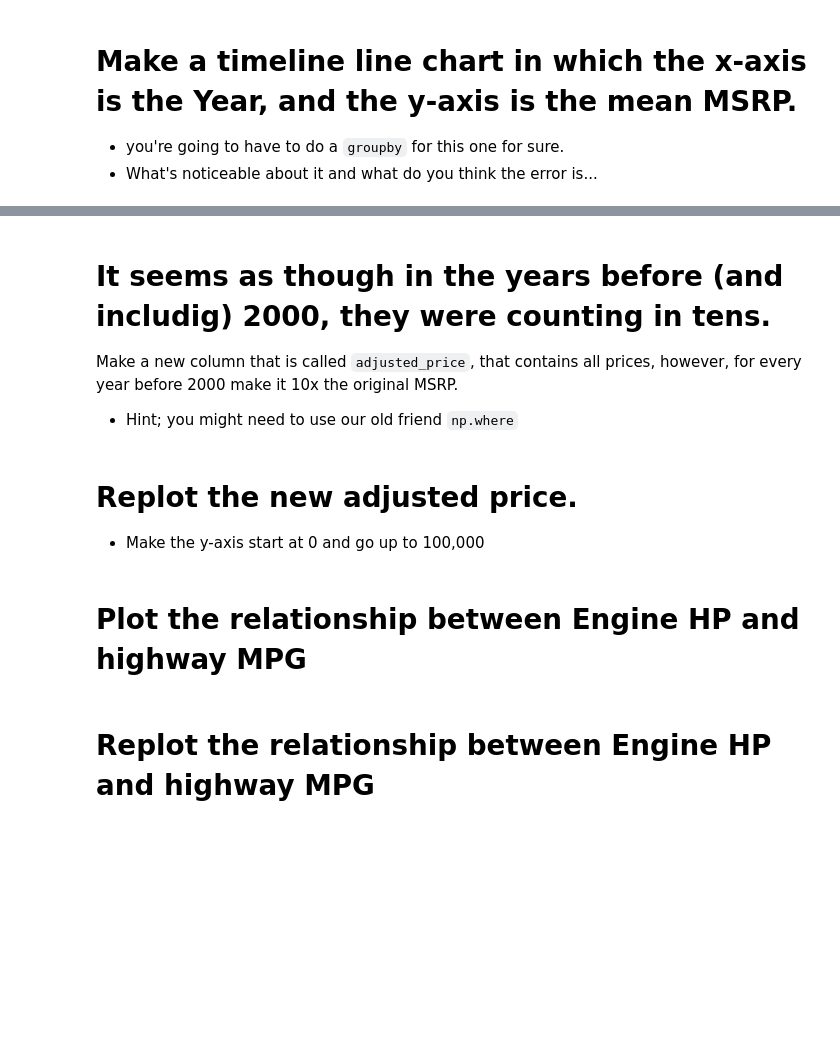
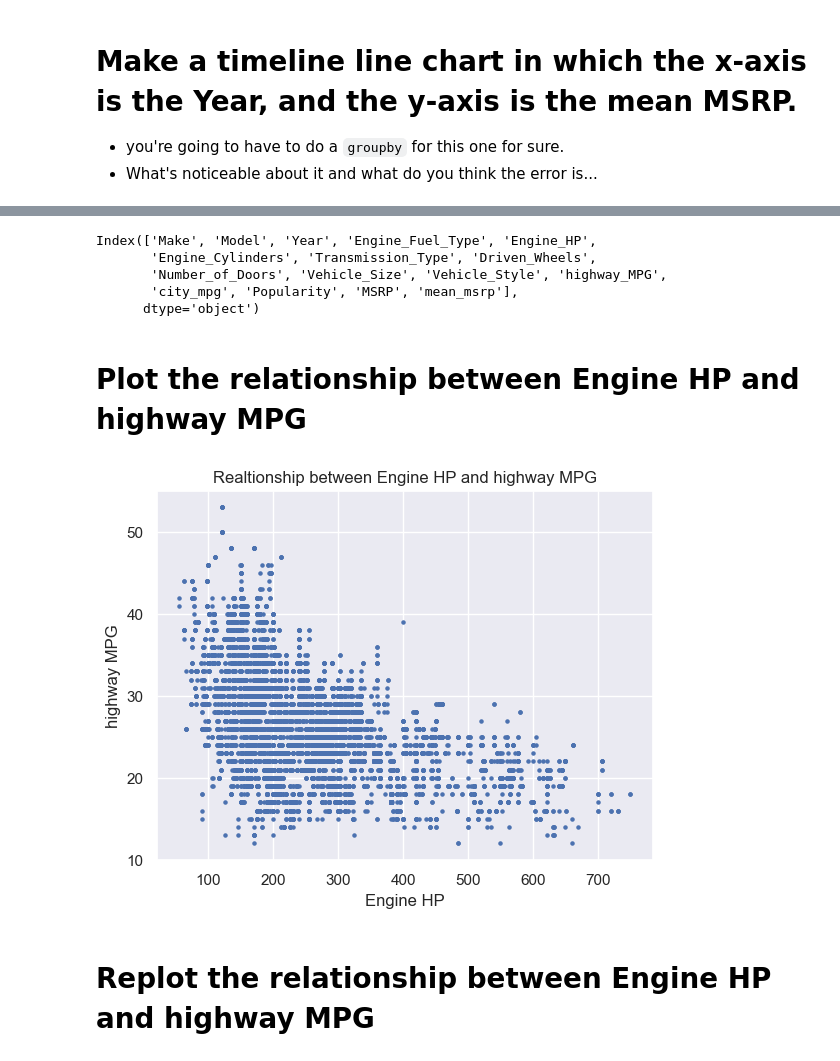
Before and after one commit to erigson/my-fork-2023-fall-data-science-fridays, a Jupyter notebook: Week-02-Data-Viz-EDA/exercize-EG.ipynb, the cells around one changed output, grey strips where cells are left out. Drawn from its saved outputs; the diff is of its cells as text; code cells hidden in the pictures; blank space fills up the shorter version.

```diff
--- a/Week-02-Data-Viz-EDA/exercize-EG.ipynb
+++ b/Week-02-Data-Viz-EDA/exercize-EG.ipynb
@@ -124,15 +160,0 @@ Name: MSRP, dtype: float64
-# %% [markdown]
-# It seems as though in the years before (and includig) 2000, they were counting in tens.
-Make a new column that is called `adjusted_price`, that contains all prices, however, for every year before 2000 make it 10x the original MSRP.
-   * Hint; you might need to use our old friend `np.where`
-# %%
-# Make a column where is 10 when year is less than 2000, else 1.
-
-adjusted_price = np.where(df['Year'] < 2000, 10, 1)
-
-# Multiply the MSRP by the price adjuster.
-
-df = df['MSRP'] * adjusted_price
-# %% [markdown]
-# Replot the new adjusted price.
-* Make the y-axis start at 0 and go up to 100,000
@@ -147,2 +161,11 @@ df_chart.plot(x='Year', y='average_MSRP', kind='line')
+# %%
+df.columns = [col.replace(" ", "_") for col in df.columns]
+df.columns
+# %% [output]
+Index(['Make', 'Model', 'Year', 'Engine_Fuel_Type', 'Engine_HP',
+       'Engine_Cylinders', 'Transmission_Type', 'Driven_Wheels',
+       'Number_of_Doors', 'Vehicle_Size', 'Vehicle_Style', 'highway_MPG',
+       'city_mpg', 'Popularity', 'MSRP', 'mean_msrp'],
+      dtype='object')
 # %% [markdown]
 # Plot the relationship between Engine HP and highway MPG
@@ -151,3 +172,17 @@ df_chart.plot(x='Year', y='average_MSRP', kind='line')
+# %%
+# Plot the relationship between Engine HP and highway MPG
+
+select_condition = (df.highway_MPG < 80) & (df.Engine_HP < 800)
+df = df[select_condition]
+
+plt.scatter(df['Engine_HP'], df['highway_MPG'], marker = 'o', s = 5)
+plt.title('Realtionship between Engine HP and highway MPG')
+plt.xlabel('Engine HP')
+plt.ylabel('highway MPG')
+plt.grid(True)
+plt.show()
+# %% [output]
+[figure, added]
 # %%
 ### IF WE DIDN'T GET TO REMOVING OUTLIERS IN CLASS, THEN YOU CAN SKIP THIS SECTION
 # Remove any outliers from Engine HP and highway MPG
```
Also changed, not shown: parts of 14 cells of this notebook.
